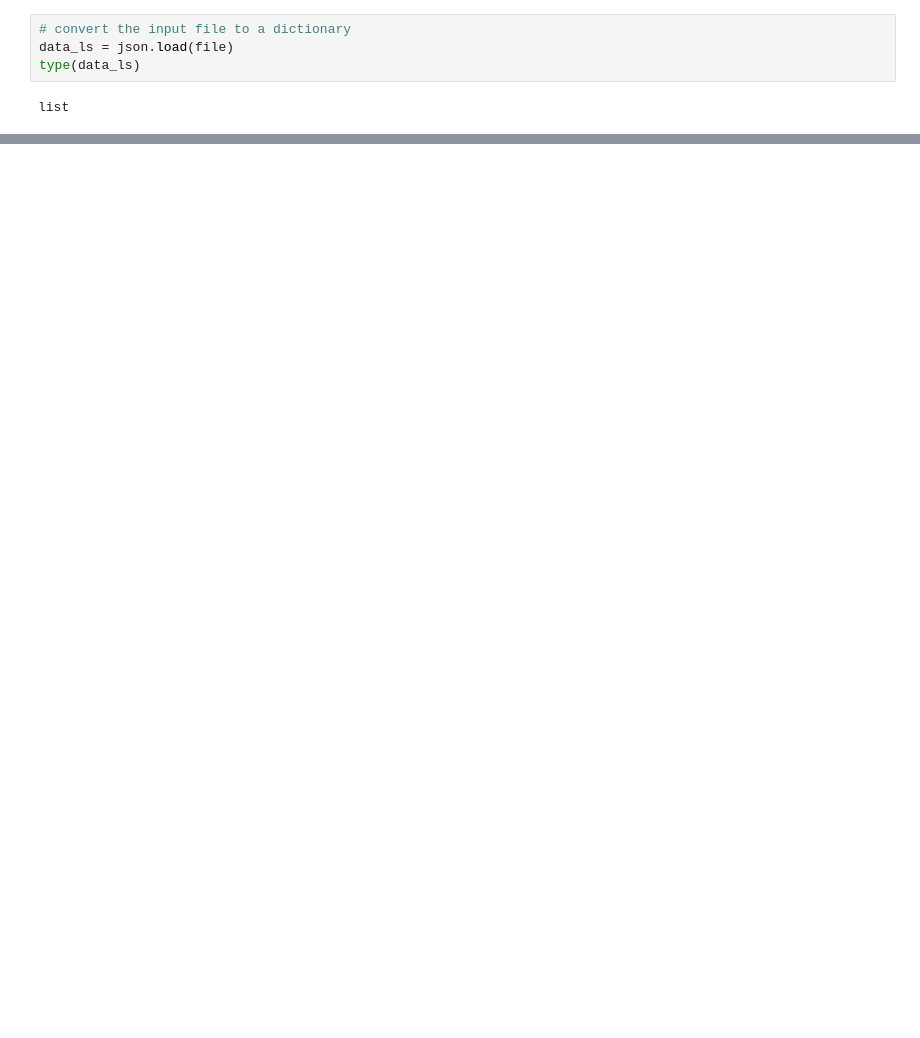
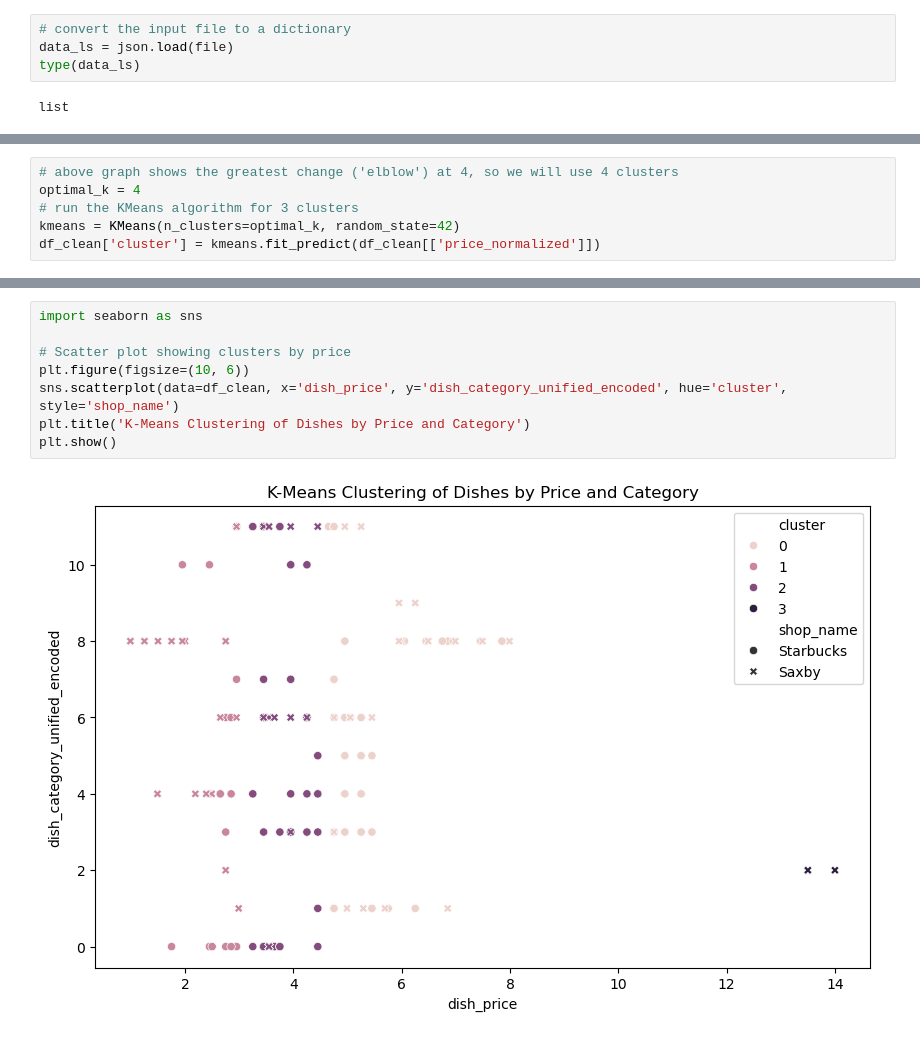
Before and after one commit to patriots1/SaxbysStarbucksComparision, a Jupyter notebook: Analysis.ipynb, the cells around one changed output, grey strips where cells are left out. Saved outputs shown, nothing was run; the diff lists cells and outputs as text; blank space fills up the shorter version.

```diff
--- a/Analysis.ipynb
+++ b/Analysis.ipynb
@@ -101,0 +321,6 @@ Name: 0, dtype: object
+# %%
+# above graph shows the greatest change ('elblow') at 4, so we will use 4 clusters
+optimal_k = 4
+# run the KMeans algorithm for 3 clusters
+kmeans = KMeans(n_clusters=optimal_k, random_state=42)
+df_clean['cluster'] = kmeans.fit_predict(df_clean[['price_normalized']])
@@ -101,0 +350,10 @@ Name: 0, dtype: object
+# %%
+import seaborn as sns
+
+# Scatter plot showing clusters by price
+plt.figure(figsize=(10, 6))
+sns.scatterplot(data=df_clean, x='dish_price', y='dish_category_unified_encoded', hue='cluster', style='shop_name')
+plt.title('K-Means Clustering of Dishes by Price and Category')
+plt.show()
+# %% [output]
+[figure, added]
```
Also changed, not shown: parts of 22 cells of this notebook.
